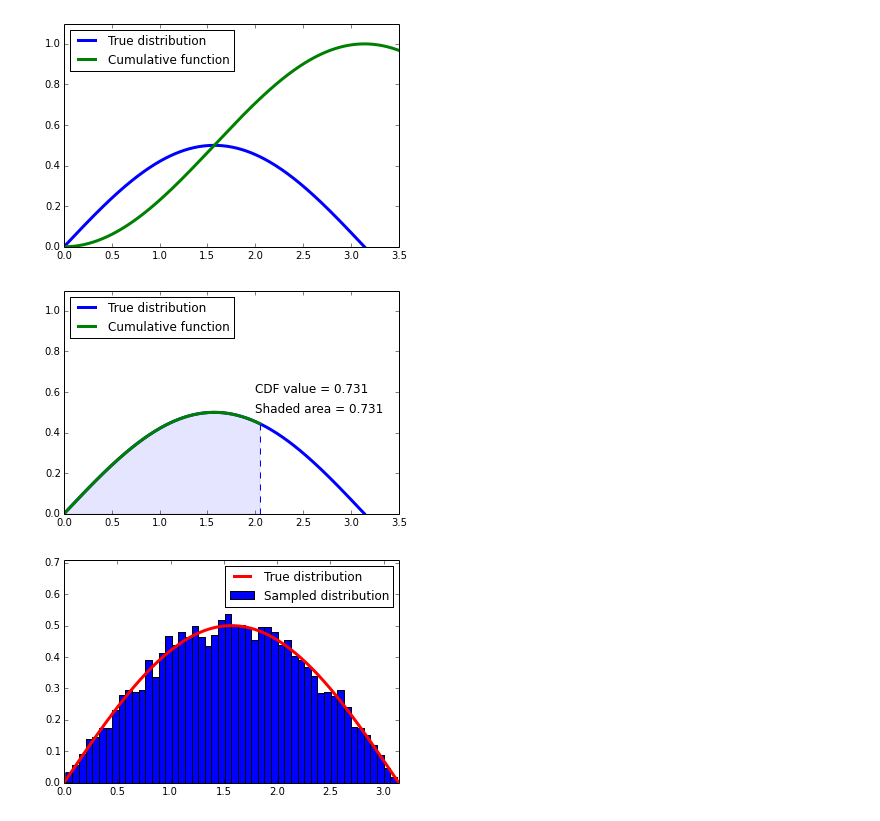
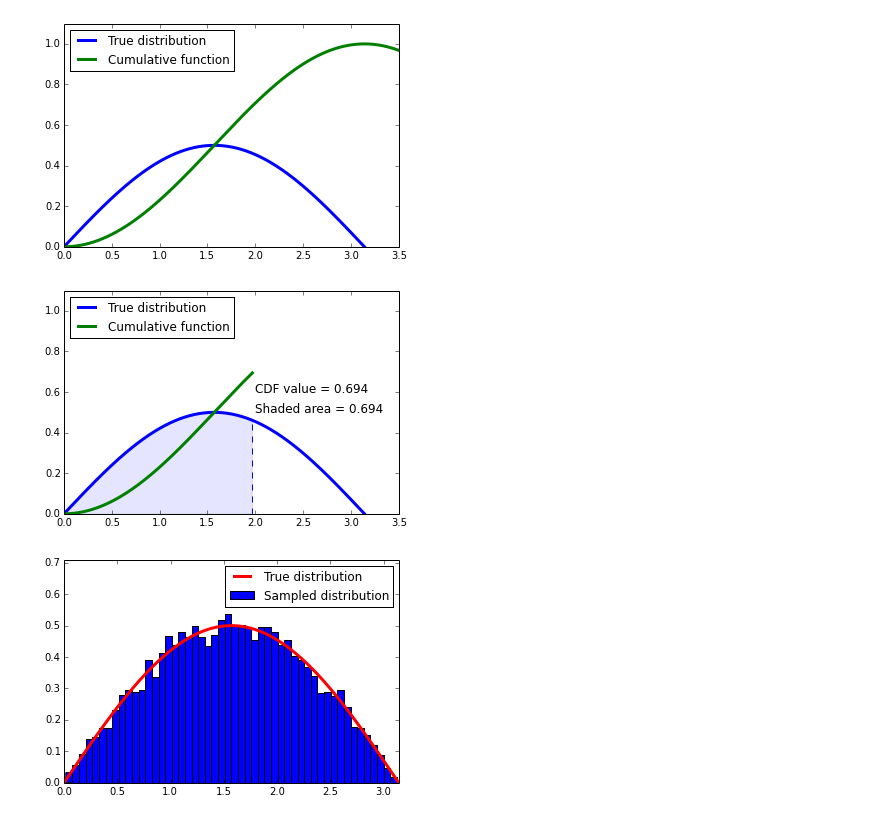
Before and after one commit to dytucker/PHYS202-S14, a Jupyter notebook: SciPy/RandomAndMCTour.ipynb, the cells around one changed output. Cells and saved outputs as stored; diff of their text form; code cells hidden in the pictures.

```diff
--- a/SciPy/RandomAndMCTour.ipynb
+++ b/SciPy/RandomAndMCTour.ipynb
@@ -76,33 +76,33 @@ from scipy.integrate import trapz,cumtrapz
 # %%
 def CDFviewer(xmax = 0.95):
 
     x = np.arange(0.,np.pi+0.001,0.01)
     f = lambda x: np.sin(x)/2
     plt.plot(x,f(x),label='True distribution',lw=3)
 
     xcdf = np.arange(0.,xmax+0.001,0.01)
     F = lambda x: (np.cos(0)-np.cos(x))/2
-    plt.plot(xcdf,f(xcdf),label='Cumulative function',lw=3)
+    plt.plot(xcdf,F(xcdf),label='Cumulative function',lw=3)
 
     plt.plot((xmax,xmax),(0.,f(xmax)),"b--")
     plt.fill_between(xcdf,0.,f(xcdf),alpha=0.1)
 
     total = trapz(f(x),x)
     area = trapz(f(xcdf),xcdf)
     frac = area/total
 
     plt.text(2.0,0.6,"CDF value = %.3f"%F(xmax),fontsize=12)
     plt.text(2.0,0.5,"Shaded area = %.3f"%frac,fontsize=12)
 
     plt.xlim(0,3.5)
     plt.ylim(0,1.1)
 
     plt.legend(loc="upper left")
     plt.show()
 
 v = interact(CDFviewer,xmax=(0.,np.pi,0.01))
 # %% [output]
-[figure, old version]
+[figure, new version]
 # %%
 N = 10000
 
```
Also changed, not shown: parts of 5 cells of this notebook, 3 other files.
